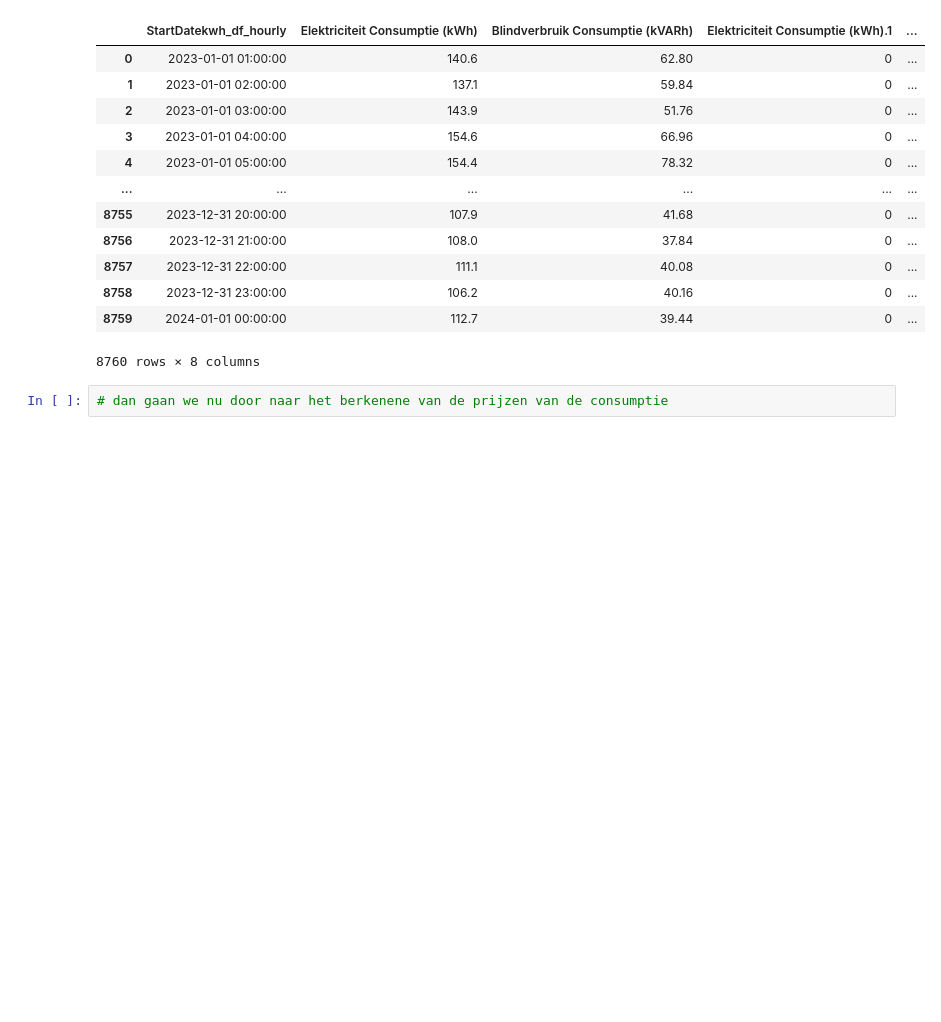
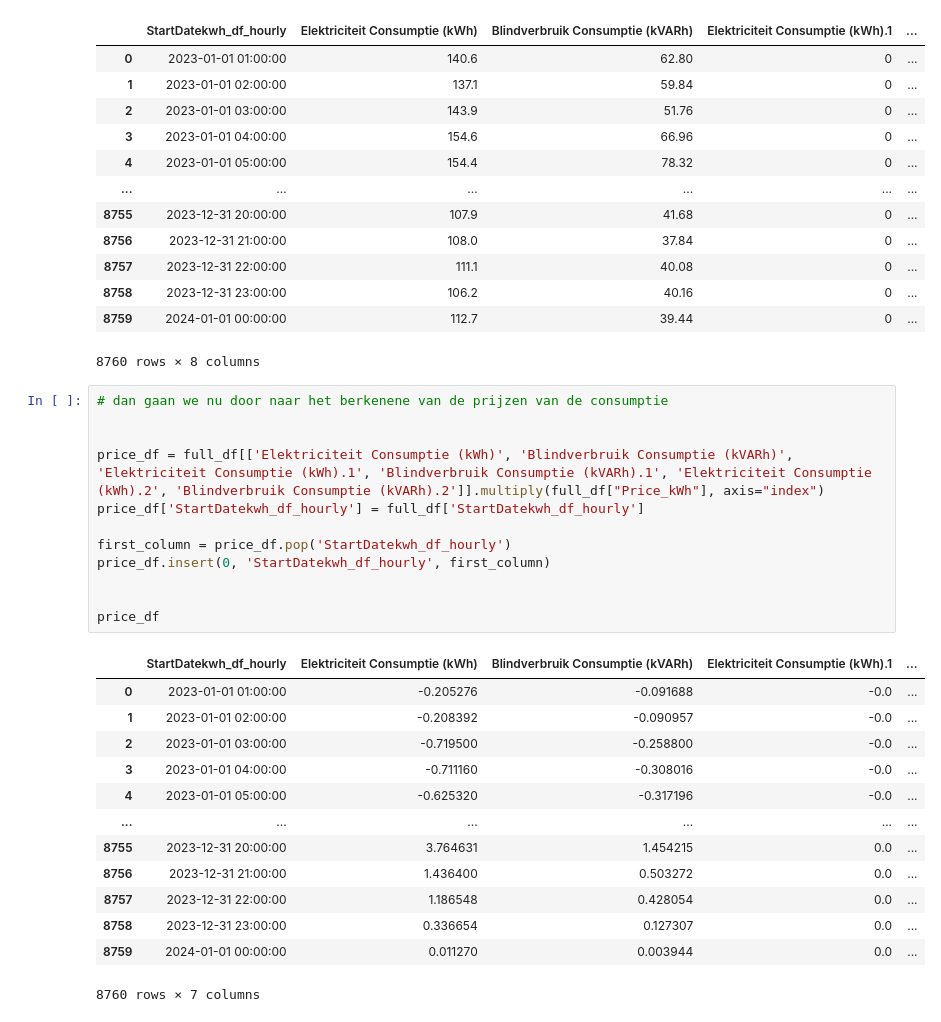
Before and after one commit to Pauly-DData/analyse_fruitteler, a Jupyter notebook: analyse.ipynb, the cells around one changed output. Cells and saved outputs as stored; diff of their text form; blank space fills up the shorter version.

```diff
--- a/analyse.ipynb
+++ b/analyse.ipynb
@@ -184,3 +167,27 @@ full_df
 8760 rows × 8 columns
 # %%
 # dan gaan we nu door naar het berkenene van de prijzen van de consumptie
+
+
+price_df = full_df[['Elektriciteit Consumptie (kWh)', 'Blindverbruik Consumptie (kVARh)', 'Elektriciteit Consumptie (kWh).1', 'Blindverbruik Consumptie (kVARh).1', 'Elektriciteit Consumptie (kWh).2', 'Blindverbruik Consumptie (kVARh).2']].multiply(full_df["Price_kWh"], axis="index")
+price_df['StartDatekwh_df_hourly'] = full_df['StartDatekwh_df_hourly']
+
+first_column = price_df.pop('StartDatekwh_df_hourly')
+price_df.insert(0, 'StartDatekwh_df_hourly', first_column)
+
+
+price_df
+# %% [output]
+|  | StartDatekwh_df_hourly | Elektriciteit Consumptie (kWh) | Blindverbruik Consumptie (kVARh) | Elektriciteit Consumptie (kWh).1 | ... |
+| 0 | 2023-01-01 01:00:00 | -0.205276 | -0.091688 | -0.0 | ... |
+| 1 | 2023-01-01 02:00:00 | -0.208392 | -0.090957 | -0.0 | ... |
+| 2 | 2023-01-01 03:00:00 | -0.719500 | -0.258800 | -0.0 | ... |
+| 3 | 2023-01-01 04:00:00 | -0.711160 | -0.308016 | -0.0 | ... |
+| 4 | 2023-01-01 05:00:00 | -0.625320 | -0.317196 | -0.0 | ... |
+| ... | ... | ... | ... | ... | ... |
+| 8755 | 2023-12-31 20:00:00 | 3.764631 | 1.454215 | 0.0 | ... |
+| 8756 | 2023-12-31 21:00:00 | 1.436400 | 0.503272 | 0.0 | ... |
+| 8757 | 2023-12-31 22:00:00 | 1.186548 | 0.428054 | 0.0 | ... |
+| 8758 | 2023-12-31 23:00:00 | 0.336654 | 0.127307 | 0.0 | ... |
+| 8759 | 2024-01-01 00:00:00 | 0.011270 | 0.003944 | 0.0 | ... |
+8760 rows × 7 columns
```
Also changed, not shown: parts of 4 cells of this notebook, 1 other file.
